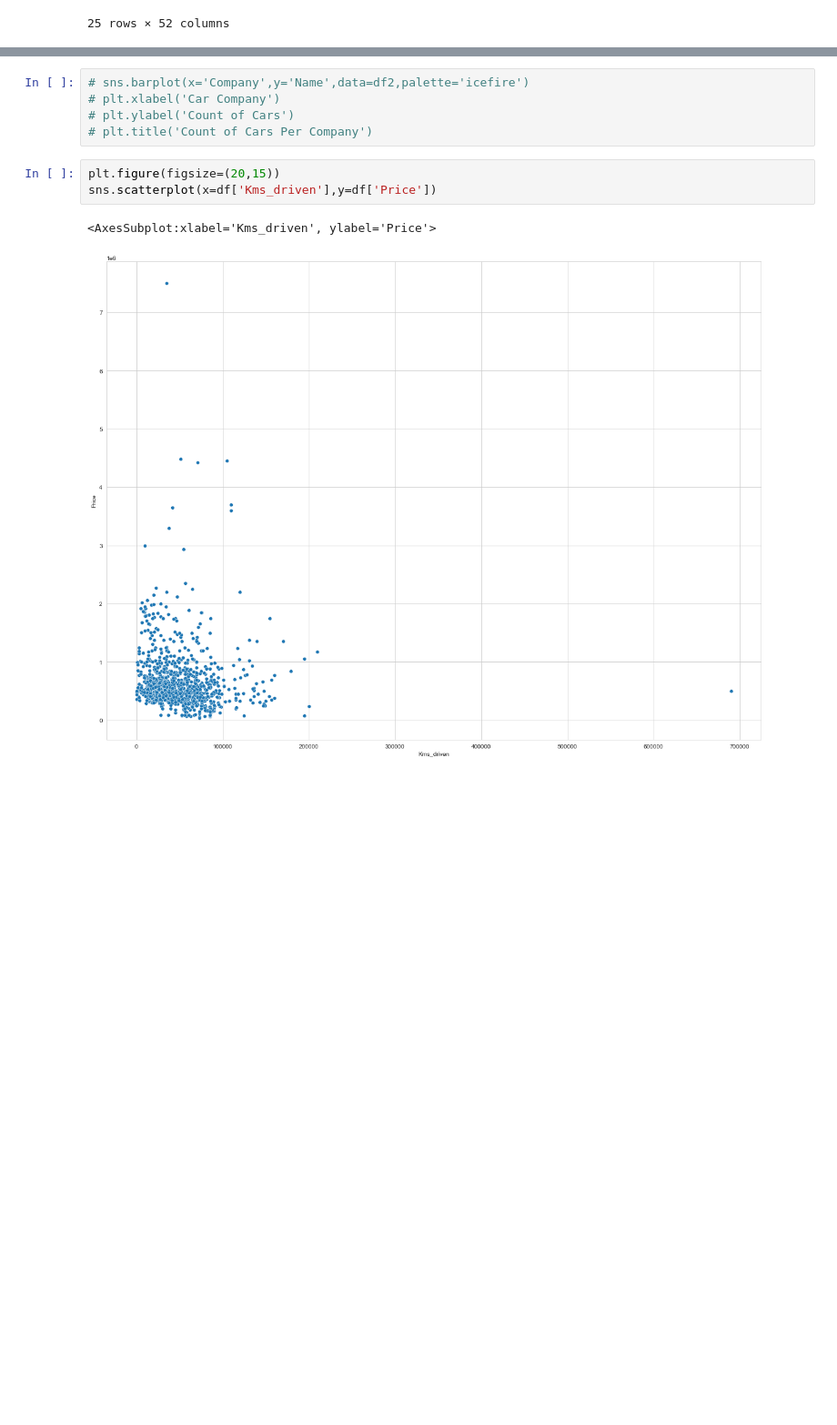
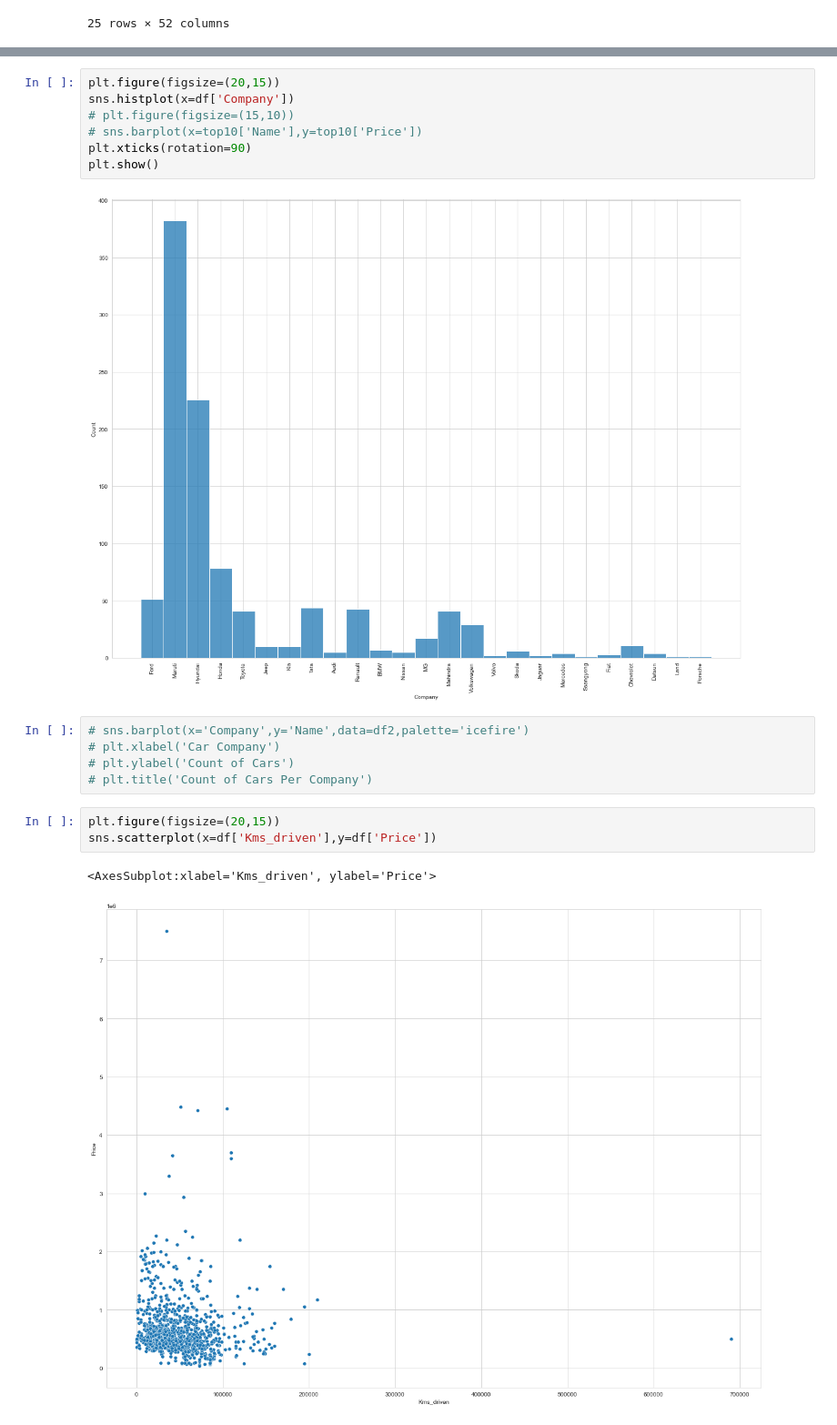
Before and after one commit to IKLADE/quikr_car, a Jupyter notebook: Untitled.ipynb, the cells around one changed output, grey strips where cells are left out. Shown at 91% size. Drawn from its saved outputs; the diff is of its cells as text; blank space fills up the shorter version.

```diff
--- a/Untitled.ipynb
+++ b/Untitled.ipynb
@@ -684,6 +688,15 @@ df2
 | Porsche | 1 | 1 | 1 | 1 | 1 | 1 | 1 | 1 | 1 | 1 | ... |
 | Land | 1 | 1 | 1 | 1 | 1 | 1 | 1 | 1 | 1 | 1 | ... |
 25 rows × 52 columns
+# %%
+plt.figure(figsize=(20,15))
+sns.histplot(x=df['Company'])
+# plt.figure(figsize=(15,10))
+# sns.barplot(x=top10['Name'],y=top10['Price'])
+plt.xticks(rotation=90)
+plt.show()
+# %% [output]
+[figure, added]
 # %%
 # sns.barplot(x='Company',y='Name',data=df2,palette='icefire')
 # plt.xlabel('Car Company')
```
Also changed, not shown: parts of 19 cells of this notebook.
